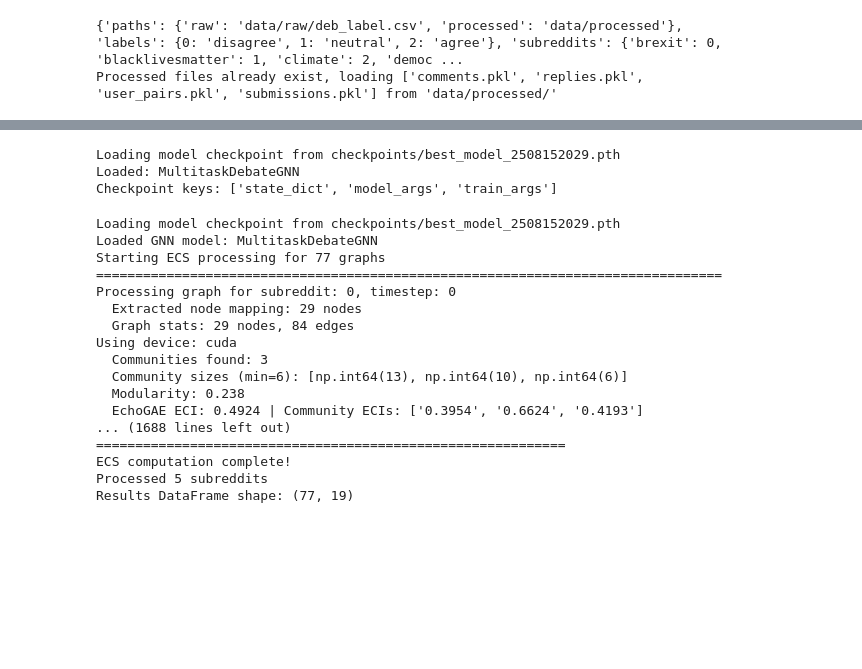
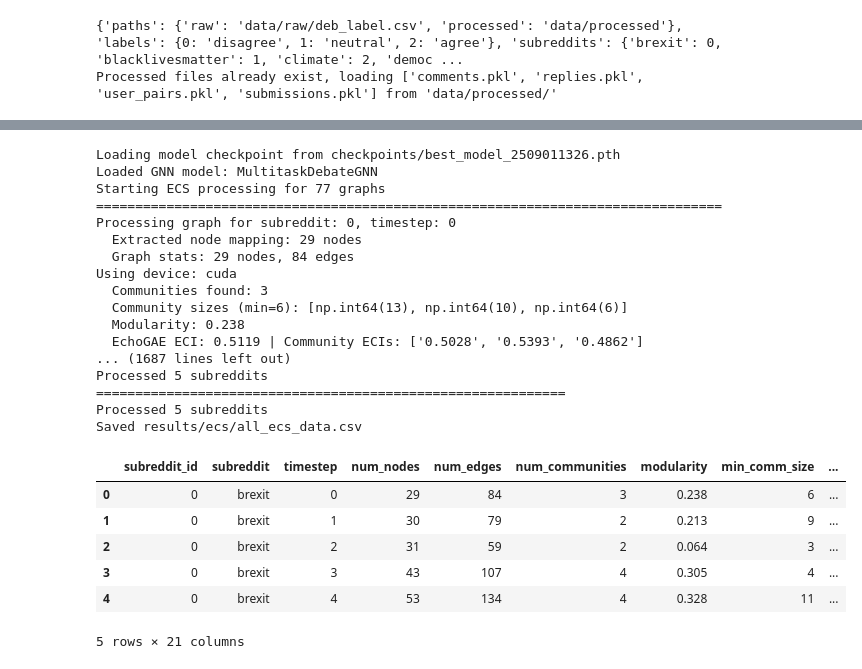
Before and after one commit to dutchmilkk/ecs_msc_project, a Jupyter notebook: ecs_new.ipynb, the cells around one changed output, grey strips where cells are left out. Drawn from its saved outputs; the diff is of its cells as text; code cells hidden in the pictures; blank space fills up the shorter version.

```diff
--- a/ecs_new.ipynb
+++ b/ecs_new.ipynb
@@ -74,67 +72,64 @@ Saved PyG graphs to data/processed/pyg_graphs_384D.pt
-# %%
-# Load trained model and extract GNN node embeddings
-import importlib
-import src.utils.gnn_checkpointing
-importlib.reload(src.utils.gnn_checkpointing)
-
-from src.utils.gnn_checkpointing import load_model_checkpoint
-
-ckpt_path = "checkpoints/best_model_2508152029.pth"
-model_class_path = "src.models.multitask_debate_gnn.MultitaskDebateGNN"
-gnn_model, gnn_ckpt = load_model_checkpoint(
-    ckpt_path,
-    device=device,
-    model_class_path=model_class_path,
-)
-
-gnn_model.eval()
-print(f"Loaded: {gnn_model.__class__.__name__}")
-print(f"Checkpoint keys: {list(gnn_ckpt.keys())}")
-# %% [output]
-Loading model checkpoint from checkpoints/best_model_2508152029.pth
-Loaded: MultitaskDebateGNN
-Checkpoint keys: ['state_dict', 'model_args', 'train_args']
 # %%
 # Import the ECS processor
 from src.modules.ecs_processor import ECSProcessor, create_ecs_processor
 
+ckpt_path = "checkpoints/best_model_2509011326.pth"
+model_class_path = "src.models.multitask_debate_gnn.MultitaskDebateGNN"
+
 ecs_processor = create_ecs_processor(
     base_configs=base_configs,
     community_configs=community_cfg,
-    gnn_model_path="checkpoints/best_model_2508152029.pth",
-    gnn_model_class_path="src.models.multitask_debate_gnn.MultitaskDebateGNN",
+    gnn_model_path=ckpt_path,
+    gnn_model_class_path=model_class_path,
     device=device   # type: ignore
 )
 
 # Process all graphs
 pyg_graphs, graph_dict = graph_data.pyg_graphs, graph_data.graph_dict
 processed_dict = ecs_processor.process_graphs(pyg_graphs, graph_dict)
 
 # Get results DataFrame
 ecs_df = ecs_processor.get_results_dataframe()
 print(f"Processed {len(processed_dict)} subreddits")
 
+# Map subreddit to timestep interval from replies data
+subreddit_timestep_intervals = processed_data.replies[['subreddit_id', 'subreddit', 'timestep', 'interval', 'actual_window_size']].drop_duplicates().sort_values(['timestep', 'interval']).reset_index(drop=True)
+interval_mapping = processed_data.replies[['subreddit_id', 'timestep', 'interval', 'actual_window_size']].drop_duplicates()
+ecs_df_with_intervals = ecs_df.merge(
+    interval_mapping,
+    on=['subreddit_id', 'timestep'],
+    how='left'
+)
+
 # Save ecs dataframe
-ecs_df.to_csv("results/ecs/all_ecs_data.csv", index=False)
+ecs_df_with_intervals.to_csv("results/ecs/all_ecs_data.csv", index=False)
+ecs_df_with_intervals.head()
 print("Saved results/ecs/all_ecs_data.csv")
 # %% [output]
-Loading model checkpoint from checkpoints/best_model_2508152029.pth
+Loading model checkpoint from checkpoints/best_model_2509011326.pth
 Loaded GNN model: MultitaskDebateGNN
 Starting ECS processing for 77 graphs
 ================================================================================
 Processing graph for subreddit: 0, timestep: 0
   Extracted node mapping: 29 nodes
   Graph stats: 29 nodes, 84 edges
 Using device: cuda
   Communities found: 3
   Community sizes (min=6): [np.int64(13), np.int64(10), np.int64(6)]
   Modularity: 0.238
-  EchoGAE ECI: 0.4924 | Community ECIs: ['0.3954', '0.6624', '0.4193']
-... (1688 lines left out)
+  EchoGAE ECI: 0.5119 | Community ECIs: ['0.5028', '0.5393', '0.4862']
+... (1687 lines left out)
+Processed 5 subreddits
 ============================================================
-ECS computation complete!
 Processed 5 subreddits
-Results DataFrame shape: (77, 19)
+Saved results/ecs/all_ecs_data.csv
+|  | subreddit_id | subreddit | timestep | num_nodes | num_edges | num_communities | modularity | min_comm_size | ... |
+| 0 | 0 | brexit | 0 | 29 | 84 | 3 | 0.238 | 6 | ... |
+| 1 | 0 | brexit | 1 | 30 | 79 | 2 | 0.213 | 9 | ... |
+| 2 | 0 | brexit | 2 | 31 | 59 | 2 | 0.064 | 3 | ... |
+| 3 | 0 | brexit | 3 | 43 | 107 | 4 | 0.305 | 4 | ... |
+| 4 | 0 | brexit | 4 | 53 | 134 | 4 | 0.328 | 11 | ... |
+5 rows × 21 columns
 # %%
 import importlib
 import src.visualization.ecs_plots
```
Also changed, not shown: parts of 3 cells of this notebook, 17 other files.
